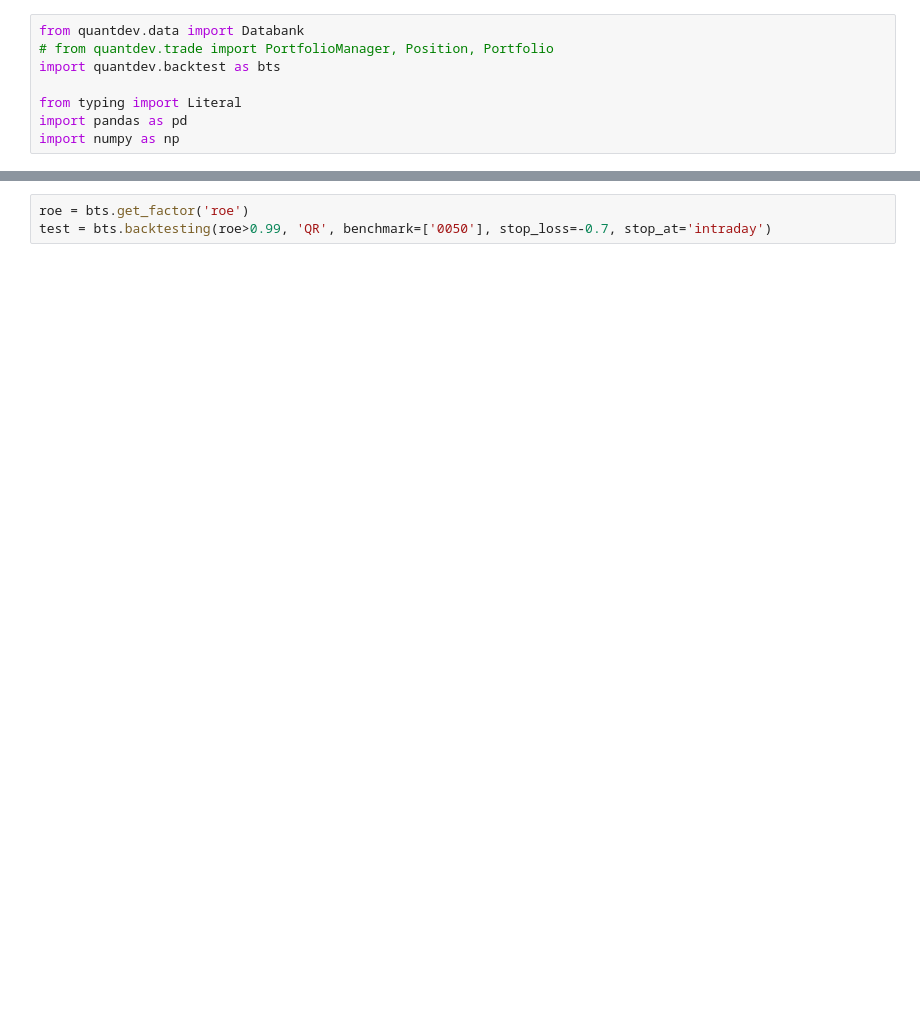
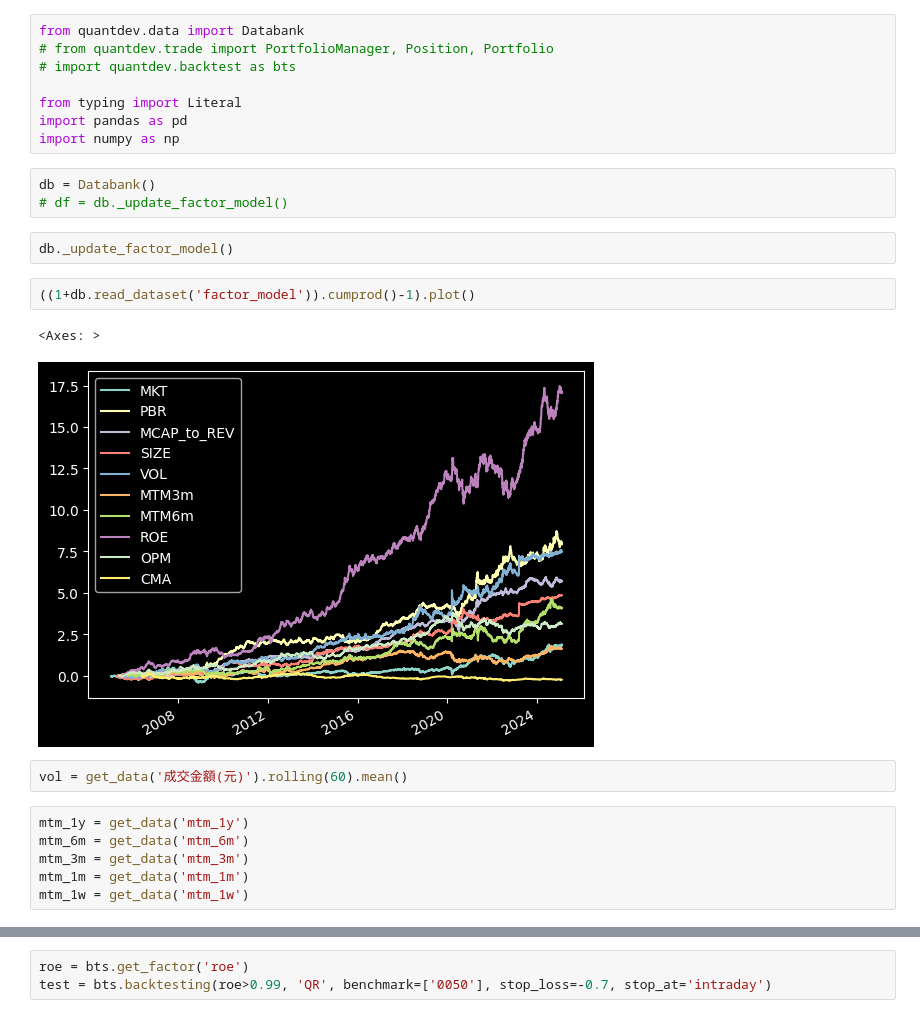
Before and after one commit to DeepLeek-quant/scythe-quant, a Jupyter notebook: examples/examples.ipynb, the cells around one changed output, grey strips where cells are left out. Saved outputs shown, nothing was run; the diff lists cells and outputs as text; blank space fills up the shorter version.

Commit message:
add factor model

```diff
--- a/examples/examples.ipynb
+++ b/examples/examples.ipynb
@@ -1,8 +1,26 @@
 # %%
 from quantdev.data import Databank
 # from quantdev.trade import PortfolioManager, Position, Portfolio
-import quantdev.backtest as bts
+# import quantdev.backtest as bts
 
 from typing import Literal
 import pandas as pd
 import numpy as np
+# %%
+db = Databank()
+# df = db._update_factor_model()
+# %%
+db._update_factor_model()
+# %%
+((1+db.read_dataset('factor_model')).cumprod()-1).plot()
+# %% [output]
+<Axes: >
+[figure, added]
+# %%
+vol = get_data('成交金額(元)').rolling(60).mean()
+# %%
+mtm_1y = get_data('mtm_1y')
+mtm_6m = get_data('mtm_6m')
+mtm_3m = get_data('mtm_3m')
+mtm_1m = get_data('mtm_1m')
+mtm_1w = get_data('mtm_1w')
```
Also changed, not shown: parts of 13 cells of this notebook, 4 other files.
